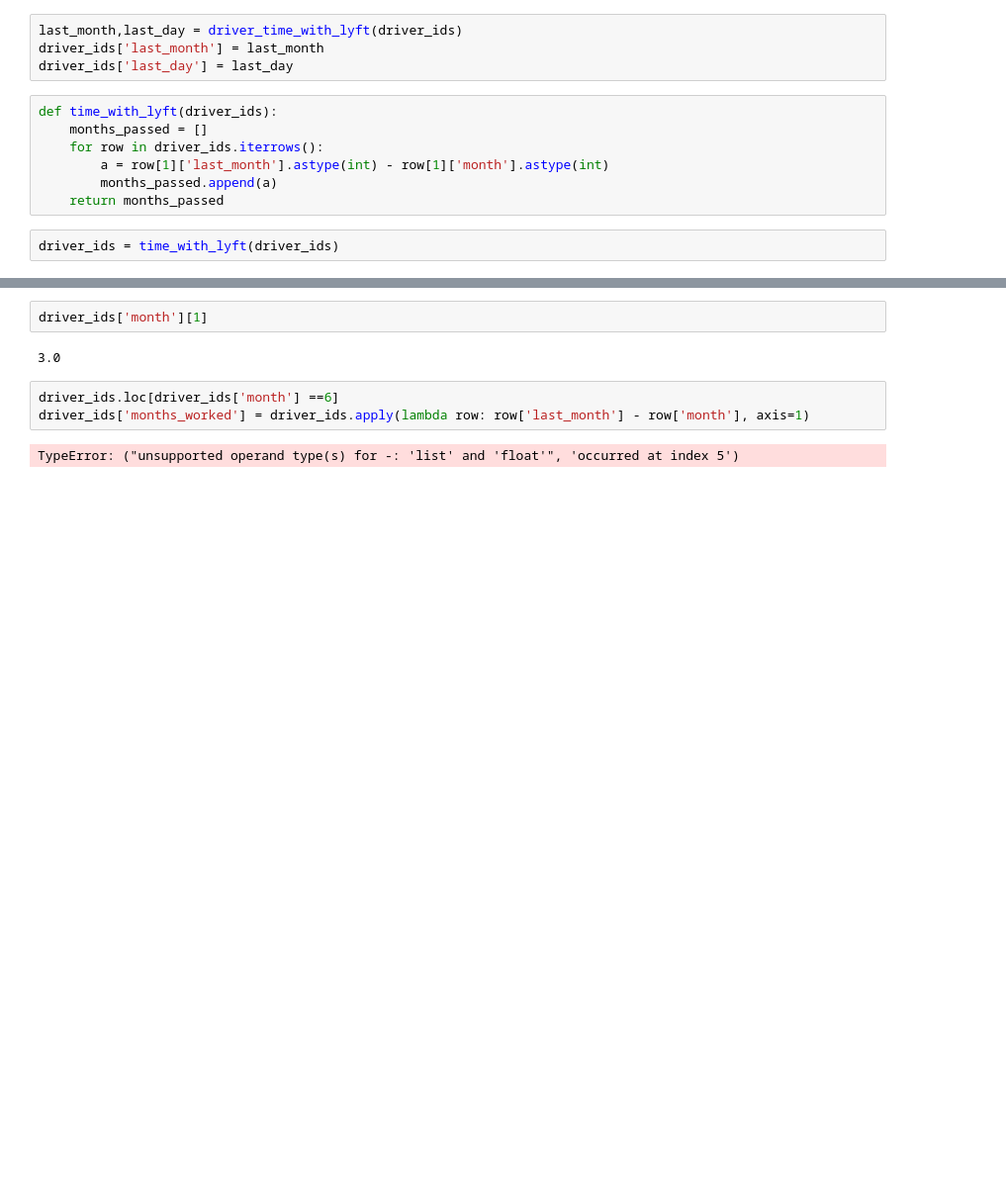
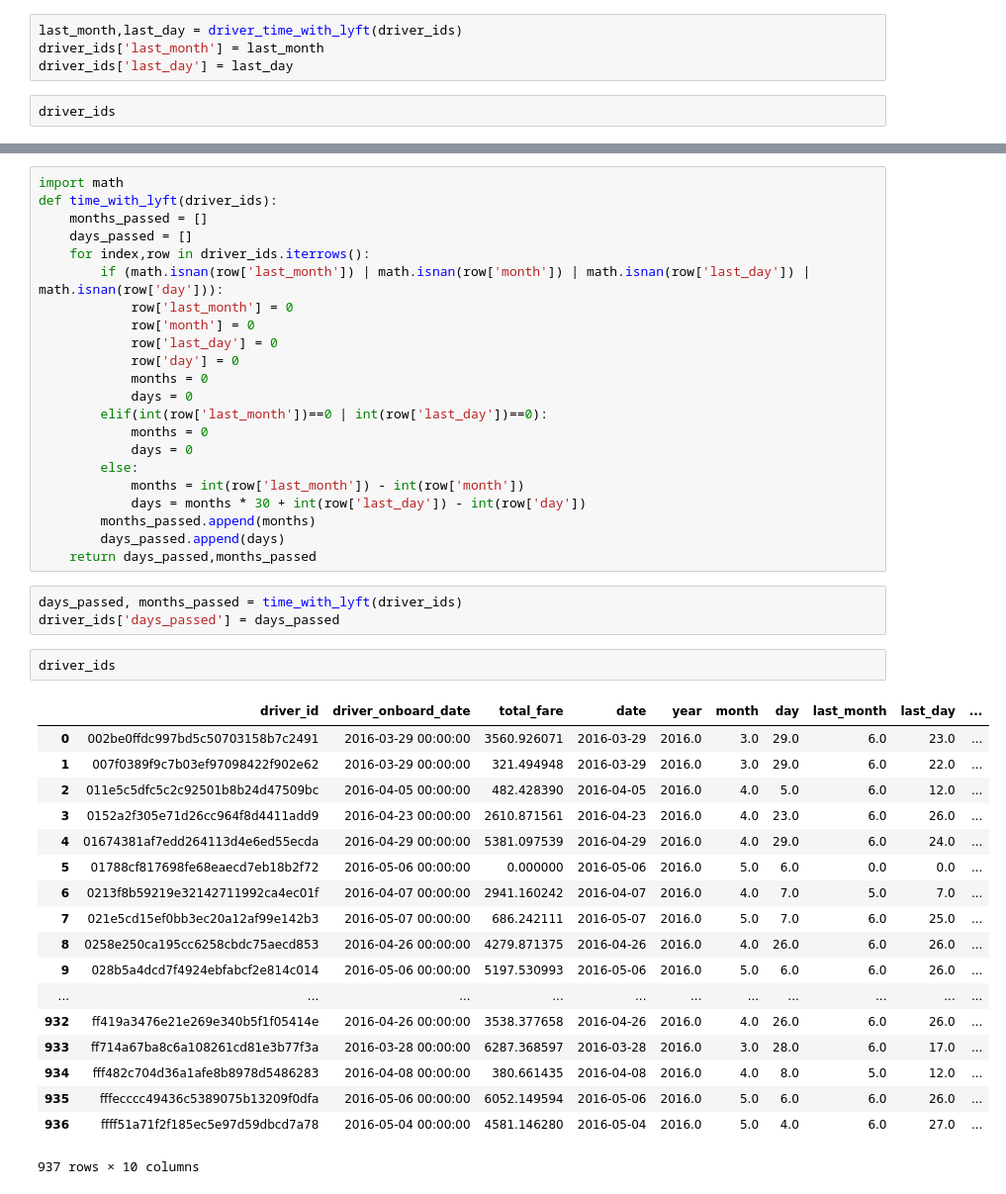
Before and after one commit to nicholasprayogo/lyft_data_challenge, a Jupyter notebook: data-challenge.ipynb, the cells around one changed output, grey strips where cells are left out. Shown at 99% size. Saved outputs shown, nothing was run; the diff lists cells and outputs as text; blank space fills up the shorter version.

```diff
--- a/data-challenge.ipynb
+++ b/data-challenge.ipynb
@@ -367,13 +365,6 @@ def driver_time_with_lyft(driver_ids):
 last_month,last_day = driver_time_with_lyft(driver_ids)
 driver_ids['last_month'] = last_month
 driver_ids['last_day'] = last_day
-# %%
-def time_with_lyft(driver_ids):
-    months_passed = []
-    for row in driver_ids.iterrows():
-        a = row[1]['last_month'].astype(int) - row[1]['month'].astype(int)
-        months_passed.append(a)
-    return months_passed
 # %%
-driver_ids = time_with_lyft(driver_ids)
+driver_ids
 # %% [output]
@@ -381,9 +389,46 @@ AttributeError: 'list' object has no attribute 'astype'
+# %%
+import math
+def time_with_lyft(driver_ids):
+    months_passed = []
+    days_passed = []
+    for index,row in driver_ids.iterrows():
+        if (math.isnan(row['last_month']) | math.isnan(row['month']) | math.isnan(row['last_day']) | math.isnan(row['day'])):
+            row['last_month'] = 0
+            row['month'] = 0
+            row['last_day'] = 0
+            row['day'] = 0
+            months = 0
+            days = 0
+        elif(int(row['last_month'])==0 | int(row['last_day'])==0):
+            months = 0
+            days = 0
+        else:
+            months = int(row['last_month']) - int(row['month'])
+            days = months * 30 + int(row['last_day']) - int(row['day'])
+        months_passed.append(months)
+        days_passed.append(days)
+    return days_passed,months_passed
+# %%
+days_passed, months_passed = time_with_lyft(driver_ids)
+driver_ids['days_passed'] = days_passed
 # %%
-driver_ids['month'][1]
+driver_ids
 # %% [output]
+|  | driver_id | driver_onboard_date | total_fare | date | year | month | day | last_month | last_day | ... |
+| 0 | 002be0ffdc997bd5c50703158b7c2491 | 2016-03-29 00:00:00 | 3560.926071 | 2016-03-29 | 2016.0 | 3.0 | 29.0 | 6.0 | 23.0 | ... |
+| 1 | 007f0389f9c7b03ef97098422f902e62 | 2016-03-29 00:00:00 | 321.494948 | 2016-03-29 | 2016.0 | 3.0 | 29.0 | 6.0 | 22.0 | ... |
+| 2 | 011e5c5dfc5c2c92501b8b24d47509bc | 2016-04-05 00:00:00 | 482.428390 | 2016-04-05 | 2016.0 | 4.0 | 5.0 | 6.0 | 12.0 | ... |
+| 3 | 0152a2f305e71d26cc964f8d4411add9 | 2016-04-23 00:00:00 | 2610.871561 | 2016-04-23 | 2016.0 | 4.0 | 23.0 | 6.0 | 26.0 | ... |
+| 4 | 01674381af7edd264113d4e6ed55ecda | 2016-04-29 00:00:00 | 5381.097539 | 2016-04-29 | 2016.0 | 4.0 | 29.0 | 6.0 | 24.0 | ... |
+| 5 | 01788cf817698fe68eaecd7eb18b2f72 | 2016-05-06 00:00:00 | 0.000000 | 2016-05-06 | 2016.0 | 5.0 | 6.0 | 0.0 | 0.0 | ... |
+| 6 | 0213f8b59219e32142711992ca4ec01f | 2016-04-07 00:00:00 | 2941.160242 | 2016-04-07 | 2016.0 | 4.0 | 7.0 | 5.0 | 7.0 | ... |
+| 7 | 021e5cd15ef0bb3ec20a12af99e142b3 | 2016-05-07 00:00:00 | 686.242111 | 2016-05-07 | 2016.0 | 5.0 | 7.0 | 6.0 | 25.0 | ... |
+| 8 | 0258e250ca195cc6258cbdc75aecd853 | 2016-04-26 00:00:00 | 4279.871375 | 2016-04-26 | 2016.0 | 4.0 | 26.0 | 6.0 | 26.0 | ... |
+| 9 | 028b5a4dcd7f4924ebfabcf2e814c014 | 2016-05-06 00:00:00 | 5197.530993 | 2016-05-06 | 2016.0 | 5.0 | 6.0 | 6.0 | 26.0 | ... |
+| ... | ... | ... | ... | ... | ... | ... | ... | ... | ... | ... |
+| 932 | ff419a3476e21e269e340b5f1f05414e | 2016-04-26 00:00:00 | 3538.377658 | 2016-04-26 | 2016.0 | 4.0 | 26.0 | 6.0 | 26.0 | ... |
+| 933 | ff714a67ba8c6a108261cd81e3b77f3a | 2016-03-28 00:00:00 | 6287.368597 | 2016-03-28 | 2016.0 | 3.0 | 28.0 | 6.0 | 17.0 | ... |
+| 934 | fff482c704d36a1afe8b8978d5486283 | 2016-04-08 00:00:00 | 380.661435 | 2016-04-08 | 2016.0 | 4.0 | 8.0 | 5.0 | 12.0 | ... |
+| 935 | fffecccc49436c5389075b13209f0dfa | 2016-05-06 00:00:00 | 6052.149594 | 2016-05-06 | 2016.0 | 5.0 | 6.0 | 6.0 | 26.0 | ... |
+| 936 | ffff51a71f2f185ec5e97d59dbcd7a78 | 2016-05-04 00:00:00 | 4581.146280 | 2016-05-04 | 2016.0 | 5.0 | 4.0 | 6.0 | 27.0 | ... |
-3.0
+937 rows × 10 columns
-# %%
-driver_ids.loc[driver_ids['month'] ==6]
-driver_ids['months_worked'] = driver_ids.apply(lambda row: row['last_month'] - row['month'], axis=1)
-# %% [output]
-TypeError: ("unsupported operand type(s) for -: 'list' and 'float'", 'occurred at index 5')
```
Also changed, not shown: parts of 5 cells of this notebook.
